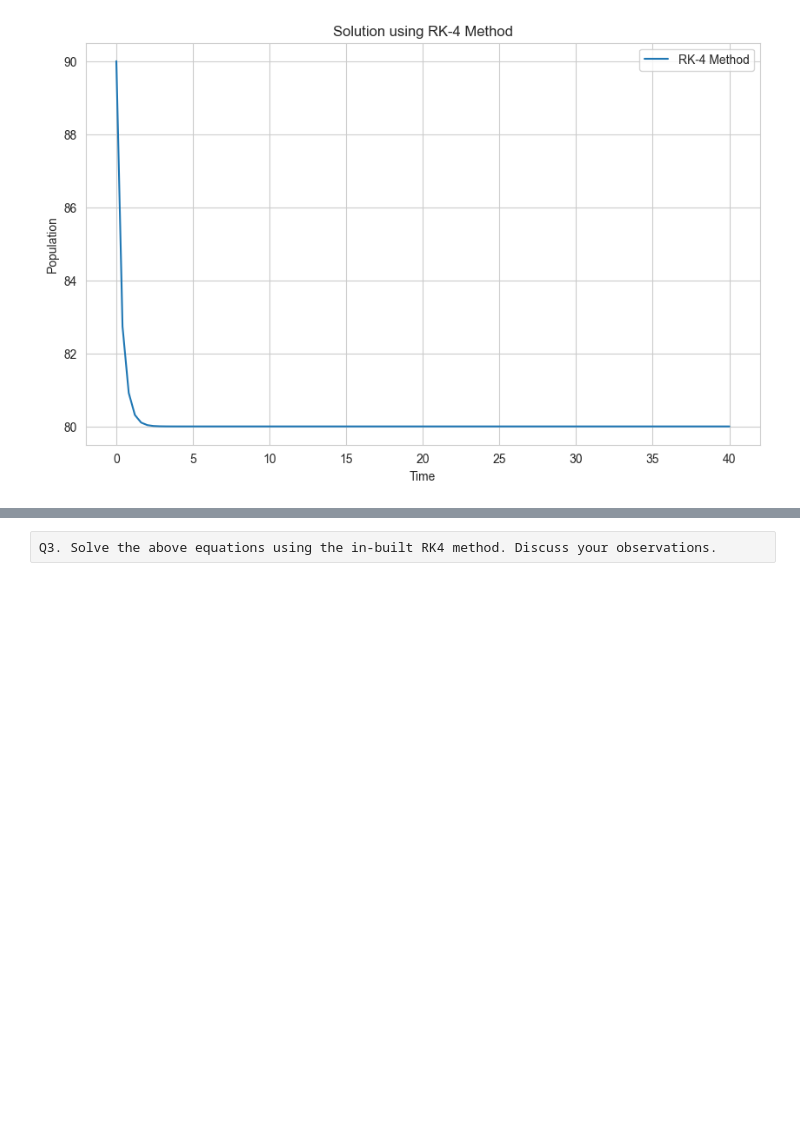
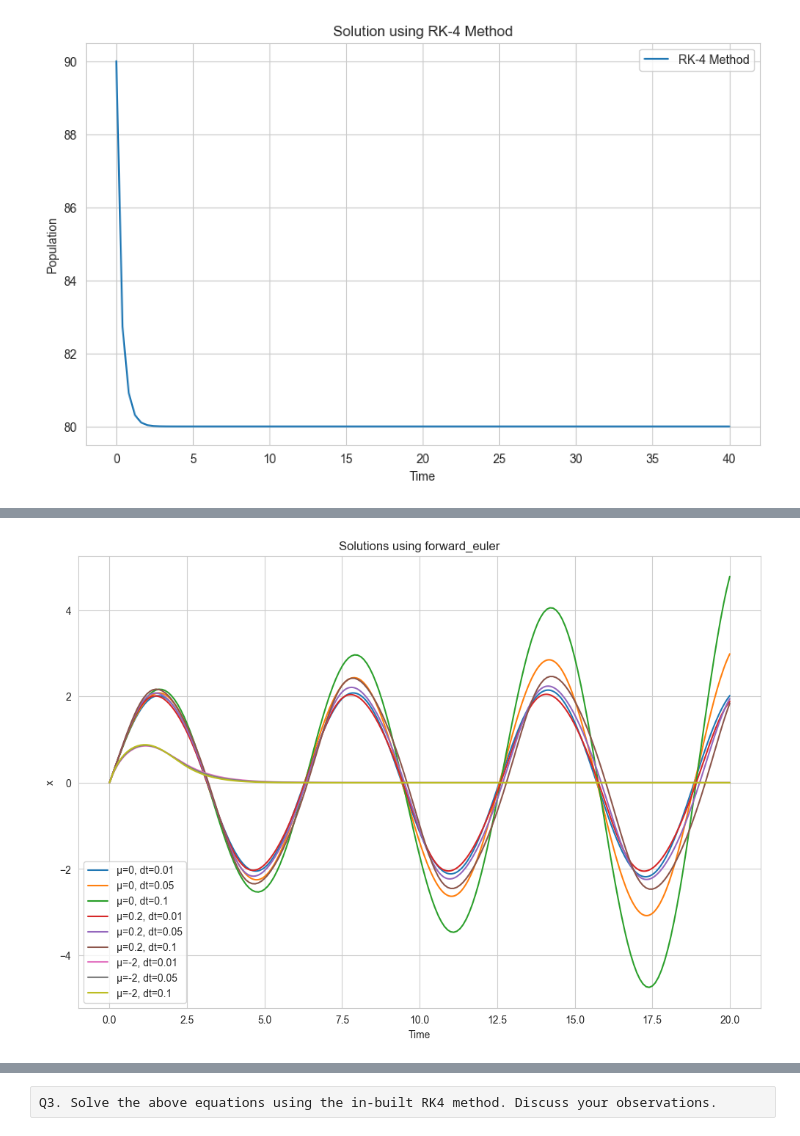
Before and after one commit to arsalanrex/Masters_IITj, a Jupyter notebook: Modelling and Simulations - III/tut1.ipynb, the cells around one changed output, grey strips where cells are left out. Saved outputs shown, nothing was run; the diff lists cells and outputs as text; code cells hidden in the pictures; blank space fills up the shorter version.

```diff
--- a/Modelling and Simulations - III/tut1.ipynb
+++ b/Modelling and Simulations - III/tut1.ipynb
@@ -230,2 +359,94 @@ rk4_solution = rk4_method(f, P0, t)
 # %%
-# c. x ̈+ μ(x^2−1)x ̇+x=0.x(0)=0, x ̇(0)=2. Take μ=0,2,−2. Take appropriate time interval.
+import numpy as np
+import matplotlib.pyplot as plt
+
+def forward_euler(f, x0, v0, t0, tf, dt, mu):
+    num_steps = int((tf - t0) / dt)
+    t = np.linspace(t0, tf, num_steps + 1)
+    x = np.zeros(num_steps + 1)
+    v = np.zeros(num_steps + 1)
+    x[0], v[0] = x0, v0
+
+    for i in range(num_steps):
+        x[i + 1] = x[i] + dt * v[i]
+        v[i + 1] = v[i] + dt * f(x[i], v[i], t[i], mu)
+
+    return t, x, v
+
+def midpoint(f, x0, v0, t0, tf, dt, mu):
+    num_steps = int((tf - t0) / dt)
+    t = np.linspace(t0, tf, num_steps + 1)
+    x = np.zeros(num_steps + 1)
+    v = np.zeros(num_steps + 1)
+    x[0], v[0] = x0, v0
+
+    for i in range(num_steps):
+        x_half = x[i] + 0.5 * dt * v[i]
+        v_half = v[i] + 0.5 * dt * f(x[i], v[i], t[i], mu)
+        x[i + 1] = x[i] + dt * v_half
+        v[i + 1] = v[i] + dt * f(x_half, v_half, t[i] + 0.5 * dt, mu)
+
+    return t, x, v
+
+def heun(f, x0, v0, t0, tf, dt, mu):
+    num_steps = int((tf - t0) / dt)
+    t = np.linspace(t0, tf, num_steps + 1)
+    x = np.zeros(num_steps + 1)
+    v = np.zeros(num_steps + 1)
+    x[0], v[0] = x0, v0
+
+    for i in range(num_steps):
+        k1_x = dt * v[i]
+        k1_v = dt * f(x[i], v[i], t[i], mu)
+        k2_x = dt * (v[i] + k1_v)
+        k2_v = dt * f(x[i] + k1_x, v[i] + k1_v, t[i] + dt, mu)
+        x[i + 1] = x[i] + 0.5 * (k1_x + k2_x)
+        v[i + 1] = v[i] + 0.5 * (k1_v + k2_v)
+
+    return t, x, v
+
+def rk4(f, x0, v0, t0, tf, dt, mu):
+    num_steps = int((tf - t0) / dt)
+    t = np.linspace(t0, tf, num_steps + 1)
+    x = np.zeros(num_steps + 1)
+    v = np.zeros(num_steps + 1)
+    x[0], v[0] = x0, v0
+
+    for i in range(num_steps):
+        k1_x = dt * v[i]
+        k1_v = dt * f(x[i], v[i], t[i], mu)
+        k2_x = dt * (v[i] + 0.5 * k1_v)
+        k2_v = dt * f(x[i] + 0.5 * k1_x, v[i] + 0.5 * k1_v, t[i] + 0.5 * dt, mu)
+        k3_x = dt * (v[i] + 0.5 * k2_v)
+        k3_v = dt * f(x[i] + 0.5 * k2_x, v[i] + 0.5 * k2_v, t[i] + 0.5 * dt, mu)
+        k4_x = dt * (v[i] + k3_v)
+        k4_v = dt * f(x[i] + k3_x, v[i] + k3_v, t[i] + dt, mu)
+        x[i + 1] = x[i] + (k1_x + 2 * k2_x + 2 * k3_x + k4_x) / 6
+        v[i + 1] = v[i] + (k1_v + 2 * k2_v + 2 * k3_v + k4_v) / 6
+
+    return t, x, v
+
+def f(x, v, t, mu):
+    return -mu * (x**2 - 1) * v - x
+
+x0 = 0
+v0 = 2
+t0 = 0
+tf = 20
+dt_values = [0.01, 0.05, 0.1]
+mu_values = [0, 0.2, -2]
+
+for method in [forward_euler, midpoint, heun, rk4]:
+    plt.figure(figsize=(12, 8))
+    for mu in mu_values:
+        for dt in dt_values:
+            t, x, v = method(f, x0, v0, t0, tf, dt, mu)
+            plt.plot(t, x, label=f'μ={mu}, dt={dt}')
+    plt.xlabel('Time')
+    plt.ylabel('x')
+    plt.title(f'Solutions using {method.__name__}')
+    plt.legend()
+    plt.grid(True)
+    plt.show()
+# %% [output]
+[figure, added]
```
Also changed, not shown: parts of 2 cells of this notebook.
